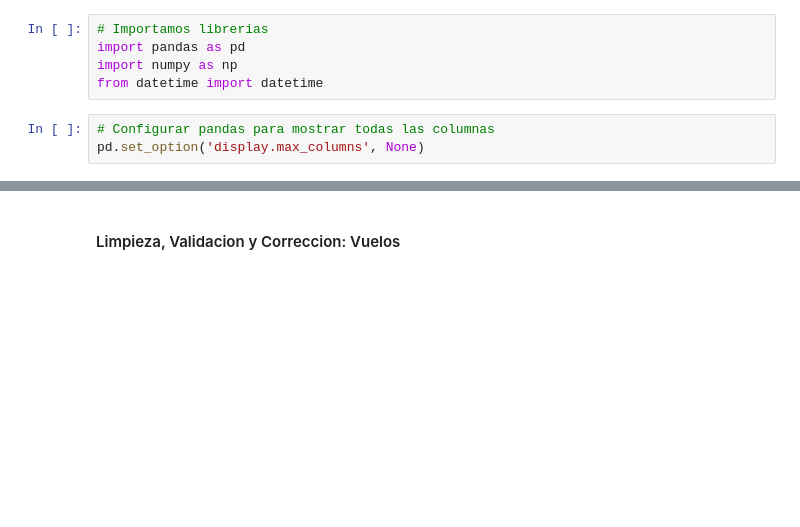
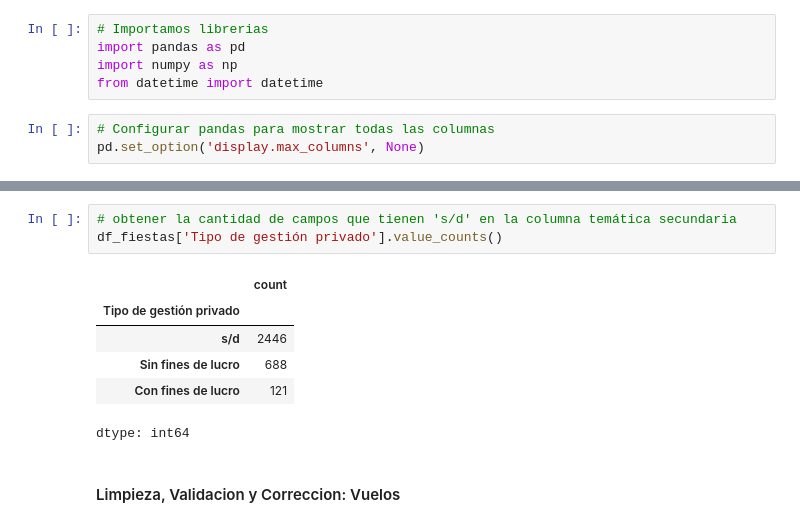
Before and after one commit to federicorey/ciencia_datos_uade, a Jupyter notebook: Aviacion_Civil.ipynb, the cells around one changed output, grey strips where cells are left out. Drawn from its saved outputs; the diff is of its cells as text; blank space fills up the shorter version.

```diff
--- a/Aviacion_Civil.ipynb
+++ b/Aviacion_Civil.ipynb
@@ -91,3 +163,13 @@ pd.set_option('display.max_columns', None)
+# %%
+# obtener la cantidad de campos que tienen 's/d' en la columna temática secundaria
+df_fiestas['Tipo de gestión privado'].value_counts()
+# %% [output]
+|  | count |
+| Tipo de gestión privado |  |
+| s/d | 2446 |
+| Sin fines de lucro | 688 |
+| Con fines de lucro | 121 |
+dtype: int64
 # %% [markdown]
 #### Limpieza, Validacion y Correccion: Vuelos
 # %%
```
Also changed, not shown: parts of 28 cells of this notebook.
